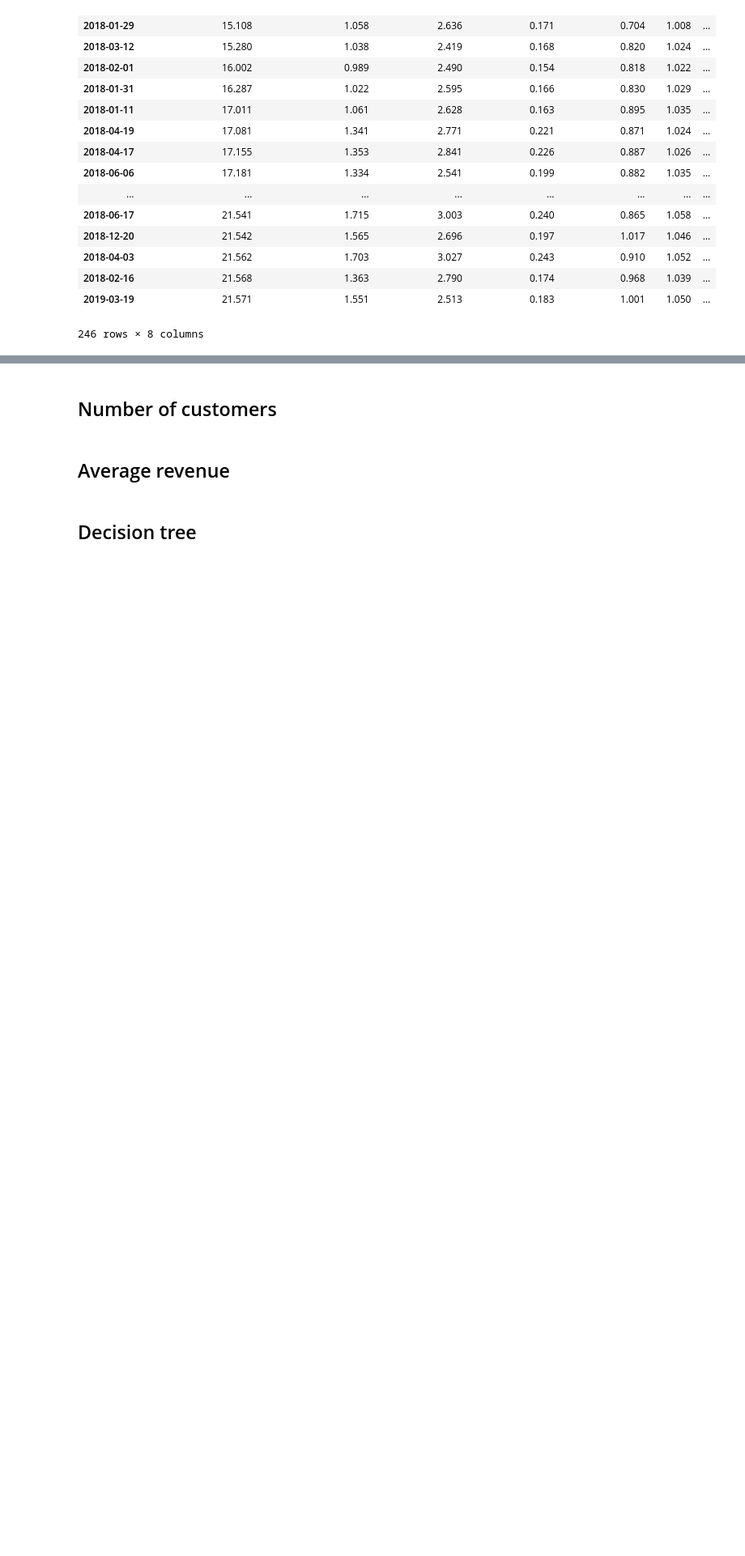
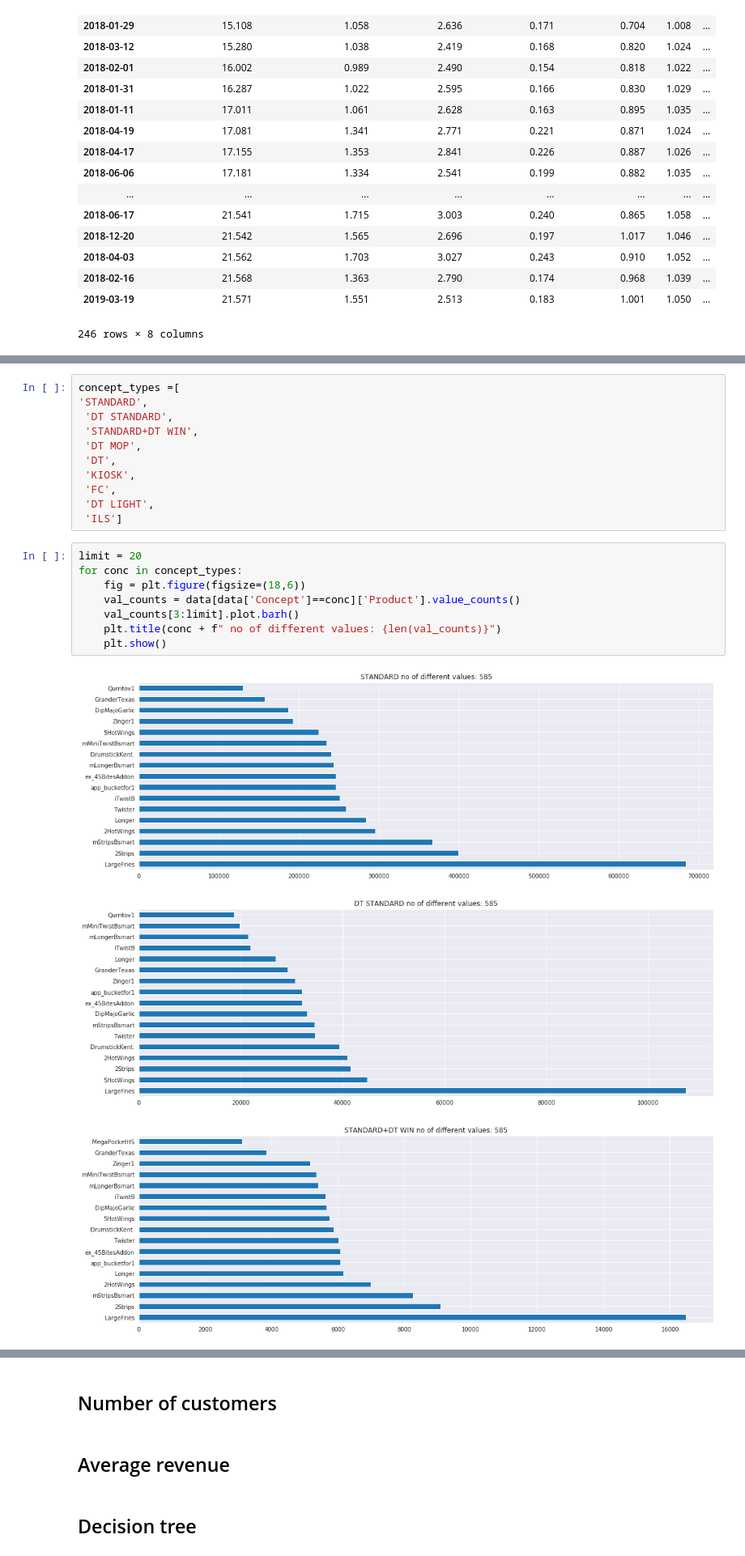
Before and after one commit to tooploox/amrest_poc, a Jupyter notebook: notebooks/data_exploration.ipynb, the cells around one changed output, grey strips where cells are left out. Shown: that part at 81% size. Saved outputs shown, nothing was run; the diff lists cells and outputs as text; blank space fills up the shorter version.

```diff
--- a/notebooks/data_exploration.ipynb
+++ b/notebooks/data_exploration.ipynb
@@ -316,0 +347,23 @@ sales_by_day[sales_by_day['GUESTCHECK_SalesNet'] < q].sort_values('GUESTCHECK_Sa
+# %%
+concept_types =[
+'STANDARD',
+ 'DT STANDARD',
+ 'STANDARD+DT WIN',
+ 'DT MOP',
+ 'DT',
+ 'KIOSK',
+ 'FC',
+ 'DT LIGHT',
+ 'ILS']
+# %%
+limit = 20
+for conc in concept_types:
+    fig = plt.figure(figsize=(18,6))
+    val_counts = data[data['Concept']==conc]['Product'].value_counts()
+    val_counts[3:limit].plot.barh()
+    plt.title(conc + f" no of different values: {len(val_counts)}")
+    plt.show()
+# %% [output]
+[figure, added]
+[figure, added]
+[figure, added]
```
Also changed, not shown: parts of 21 cells of this notebook, 1 other file.
